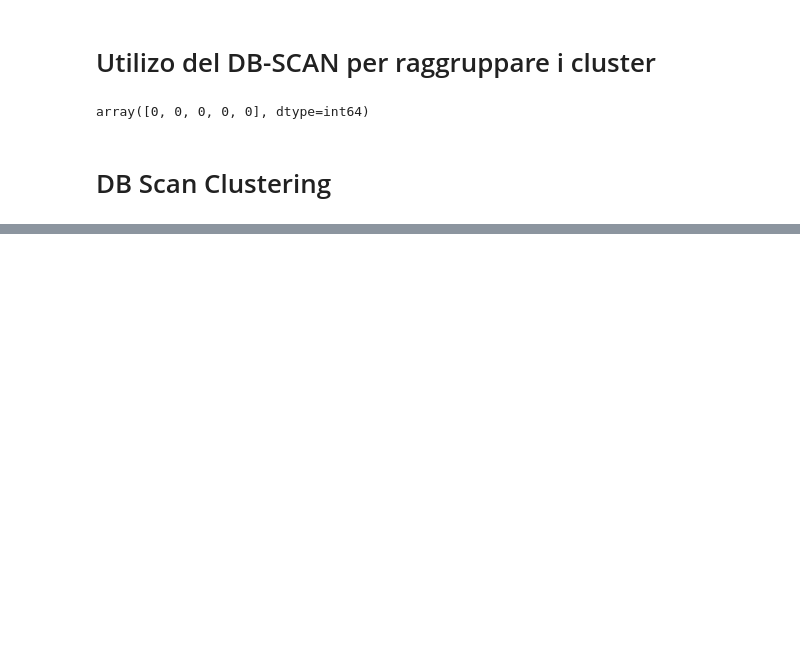
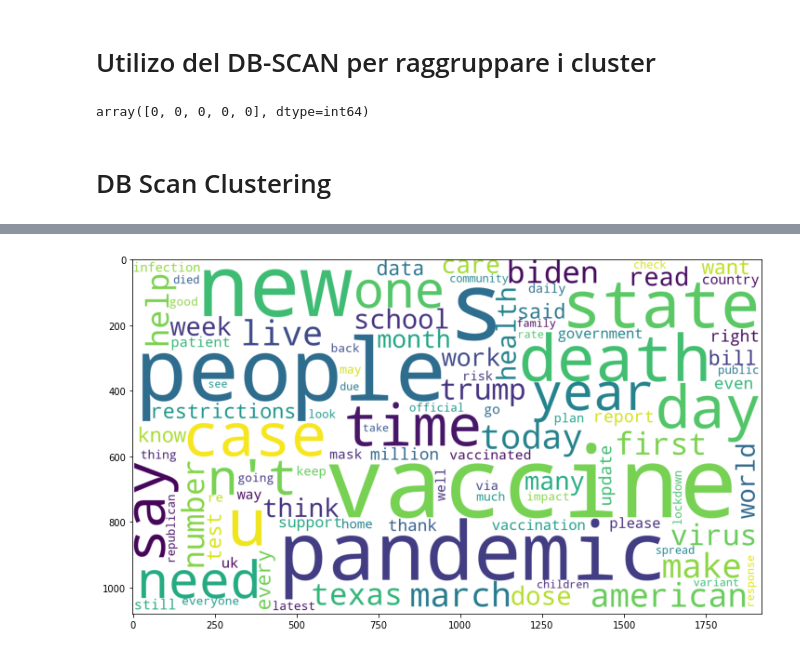
Before and after one commit to giulionenna/Progetto_BI2021, a Jupyter notebook: Mining_notebook.ipynb, the cells around one changed output, grey strips where cells are left out. Saved outputs shown, nothing was run; the diff lists cells and outputs as text; code cells hidden in the pictures; blank space fills up the shorter version.

```diff
--- a/Mining_notebook.ipynb
+++ b/Mining_notebook.ipynb
@@ -759,3 +753,7 @@ df_en.loc[df_en['labels_DBSCAN']==-1]
+# %%
+cloud(df_en, 'labels_DBSCAN', -1)
+# %% [output]
+[figure, added]
 # %%
 from wordcloud import WordCloud
 
```
Also changed, not shown: parts of 7 cells of this notebook, 1 other file.
